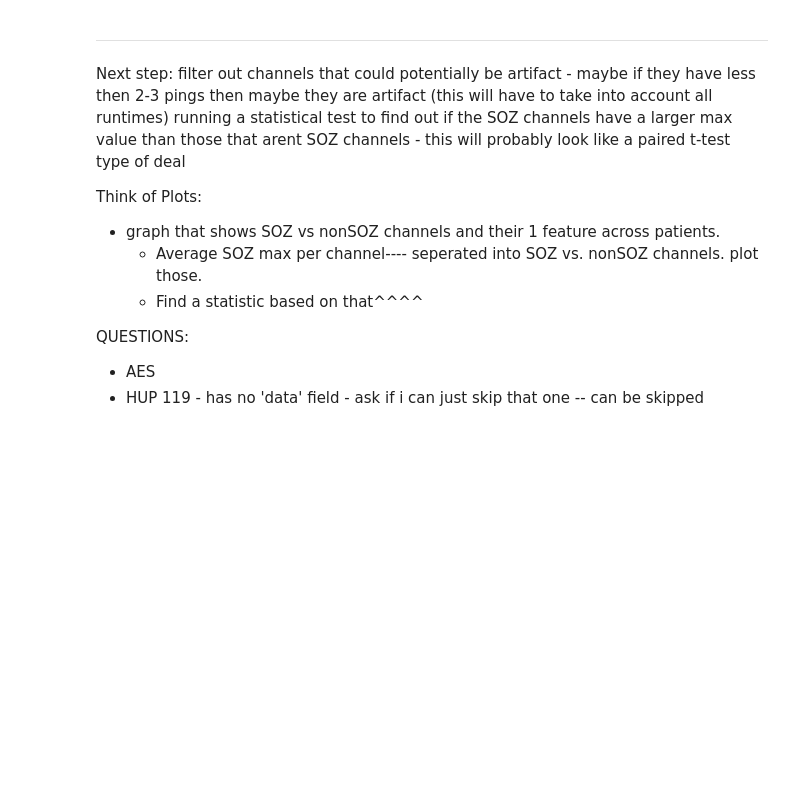
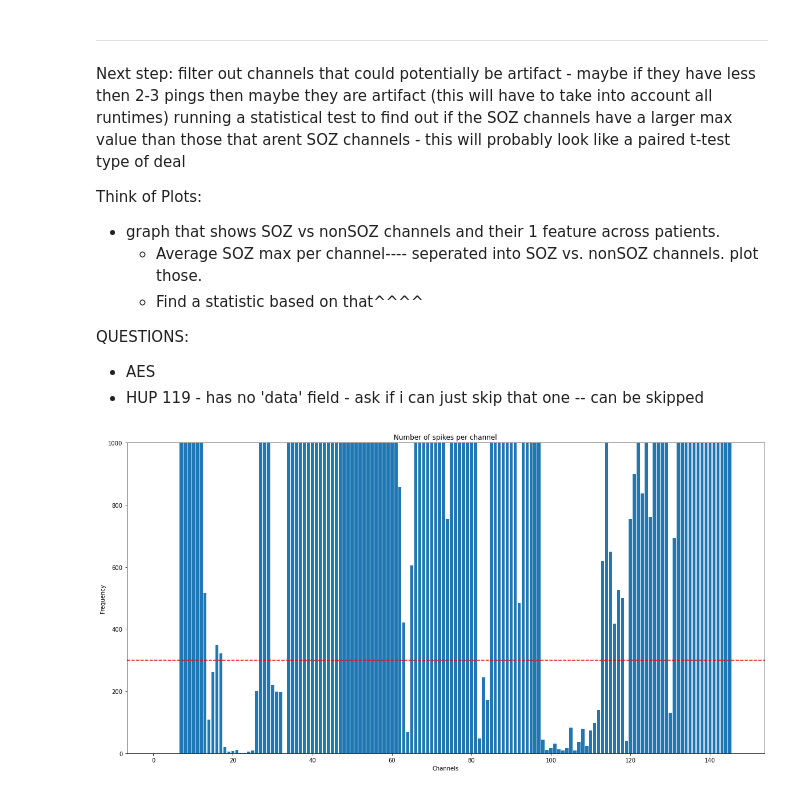
Before and after one commit to carlosaaguila/fc-toolbox-2, a Jupyter notebook: Projects/FC_toolbox/toolbox/5.4.22_updatedpipeline.ipynb, the cells around one changed output. Saved outputs shown, nothing was run; the diff lists cells and outputs as text; code cells hidden in the pictures; blank space fills up the shorter version.

```diff
--- a/Projects/FC_toolbox/toolbox/5.4.22_updatedpipeline.ipynb
+++ b/Projects/FC_toolbox/toolbox/5.4.22_updatedpipeline.ipynb
@@ -200,3 +213,22 @@ Think of Plots:
 QUESTIONS:
    - AES
    - HUP 119 - has no 'data' field - ask if i can just skip that one -- can be skipped
+# %%
+#filter the channels that have low numbers of instances (would imply that instances are artifacts)
+
+#create histogram to choose arbitrary threshold:
+cumul_list = []
+for maxes in total_maxes:
+    cumul_list.append(len(maxes))
+
+x = np.arange(1,147)
+plt.figure(figsize=(20,10))
+plt.bar(x,cumul_list)
+plt.title('Number of spikes per channel')
+plt.xlabel('Channels')
+plt.ylabel('Frequency')
+plt.ylim([0,1000])
+plt.axhline(y=300,linestyle='dashed',color='r')
+plt.show()
+# %% [output]
+[figure, added]
```
Also changed, not shown: parts of 24 cells of this notebook.
